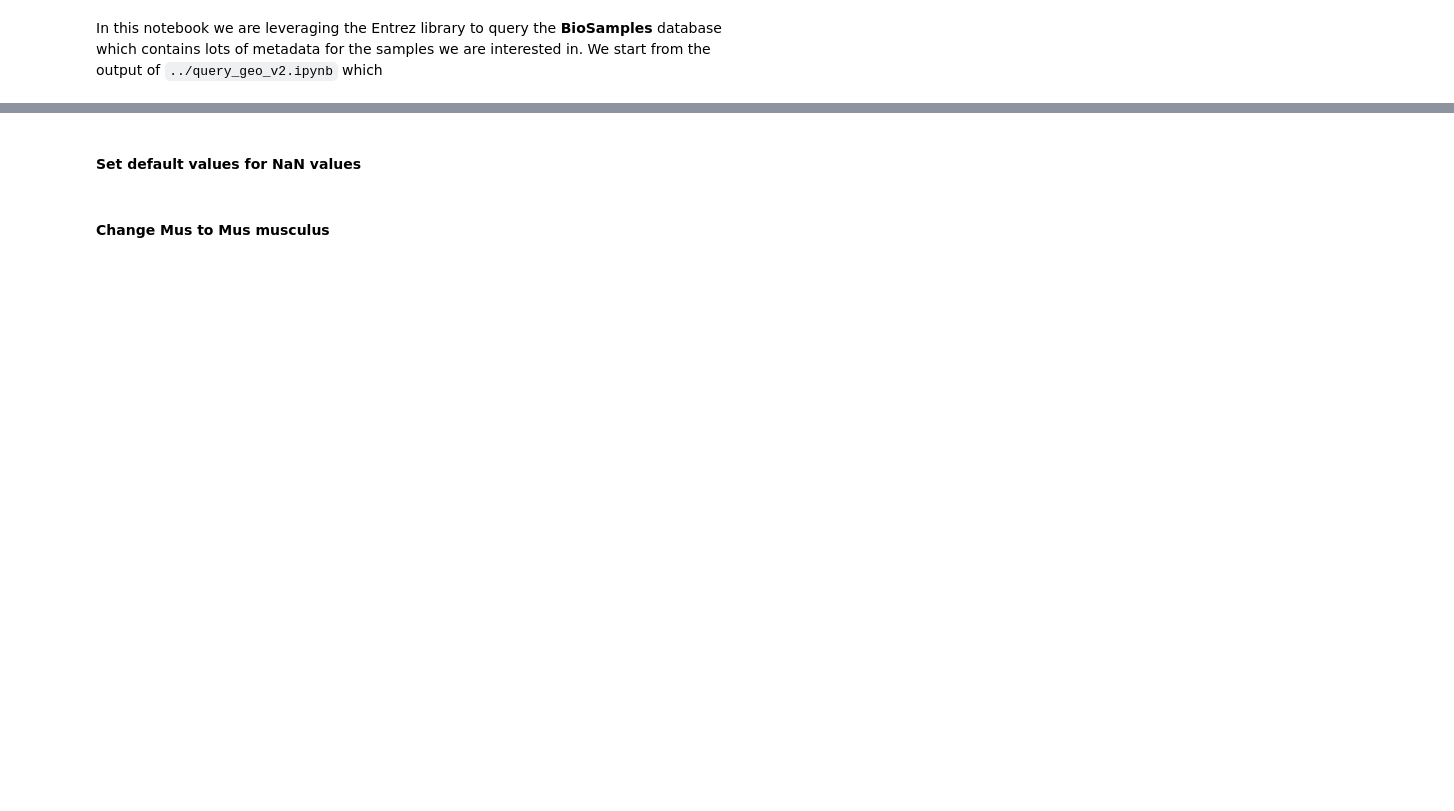
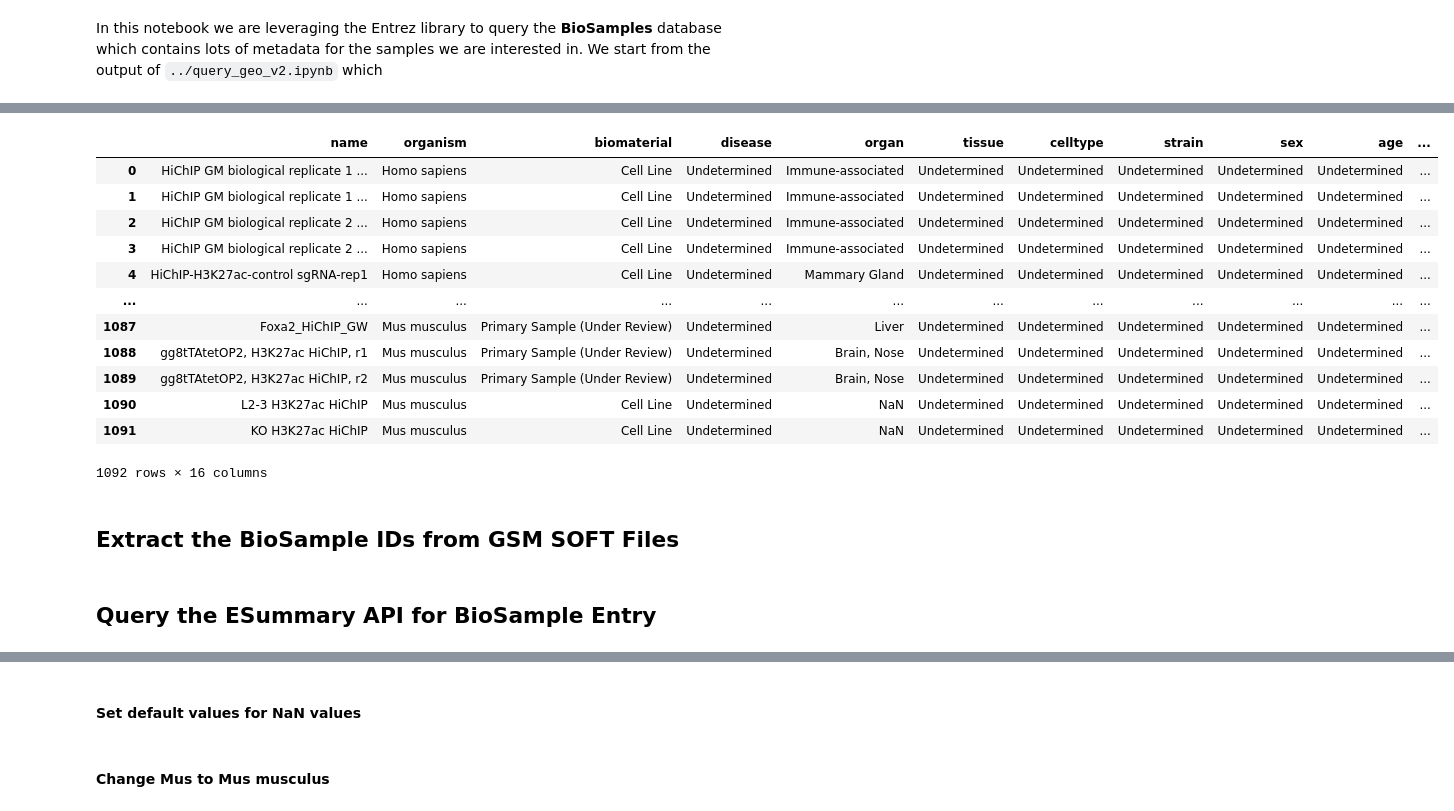
Before and after one commit to ay-lab-team/GEO-Resources, a Jupyter notebook: scripts/geo_celltypes/gsm_to_celltype_metadata.ipynb, the cells around one changed output, grey strips where cells are left out. Drawn from its saved outputs; the diff is of its cells as text; code cells hidden in the pictures; blank space fills up the shorter version.

```diff
--- a/scripts/geo_celltypes/gsm_to_celltype_metadata.ipynb
+++ b/scripts/geo_celltypes/gsm_to_celltype_metadata.ipynb
@@ -84,0 +68,5 @@ for start in range(0, len(biosample_id_list), intervals):
+# %%
+# load the gsm data
+gsm_data = {}
+for gsm_id in gsm_ids:
+        gsm_data[gsm_id] = GEOparse.get_GEO(gsm_id, destdir=gsm_dir)
@@ -84,0 +99,32 @@ for start in range(0, len(biosample_id_list), intervals):
+# %%
+def check_for_celline_in_gsm(gsm_obj, celltype_dict):
+
+    # case when None
+    if gsm_obj is None:
+        return(False)
+
+    # found mention of cell line
+    if 'characteristics_ch1' in gsm_obj.metadata:
+        for x in gsm_obj.metadata['characteristics_ch1']:
+            if 'cell line' in x.lower():
+                return(True)
+
+    # find mention within the title
+    title = ' '.join(gsm_obj.metadata['title'])
+    title = title.lower()
+    for x in celltype_dict['biomaterial']['cell line']:
+        if x in title:
+            return(True)
+
+    # find mention within the source
+    source = ' '.join(gsm_obj.metadata['source_name_ch1'])
+    source = source.lower()
+    for x in celltype_dict['biomaterial']['cell line']:
+        if x in source:
+            return(True)
+
+    return(False)
+
+# helper function to capitalize words
+def capitalize_words(s):
+    return(' '.join([w.capitalize() for w in s.split()]))
@@ -84,0 +218,23 @@ for start in range(0, len(biosample_id_list), intervals):
+# %%
+cols = ['name', 'organism', 'biomaterial', 'disease',
+        'organ', 'tissue', 'celltype', 'strain',
+        'sex', 'age', 'race', 'extdb_name', 'extdb_uuid', 'geo_id', 'sra_id', 'biosample_id']
+gsm_cell_type_df = pd.DataFrame(gsm_celltype_metadata, columns=cols)
+# %%
+gsm_cell_type_df
+# %% [output]
+|  | name | organism | biomaterial | disease | organ | tissue | celltype | strain | sex | age | ... |
+| 0 | HiChIP GM biological replicate 1 ... | Homo sapiens | Cell Line | Undetermined | Immune-associated | Undetermined | Undetermined | Undetermined | Undetermined | Undetermined | ... |
+| 1 | HiChIP GM biological replicate 1 ... | Homo sapiens | Cell Line | Undetermined | Immune-associated | Undetermined | Undetermined | Undetermined | Undetermined | Undetermined | ... |
+| 2 | HiChIP GM biological replicate 2 ... | Homo sapiens | Cell Line | Undetermined | Immune-associated | Undetermined | Undetermined | Undetermined | Undetermined | Undetermined | ... |
+| 3 | HiChIP GM biological replicate 2 ... | Homo sapiens | Cell Line | Undetermined | Immune-associated | Undetermined | Undetermined | Undetermined | Undetermined | Undetermined | ... |
+| 4 | HiChIP-H3K27ac-control sgRNA-rep1 | Homo sapiens | Cell Line | Undetermined | Mammary Gland | Undetermined | Undetermined | Undetermined | Undetermined | Undetermined | ... |
+| ... | ... | ... | ... | ... | ... | ... | ... | ... | ... | ... | ... |
+| 1087 | Foxa2_HiChIP_GW | Mus musculus | Primary Sample (Under Review) | Undetermined | Liver | Undetermined | Undetermined | Undetermined | Undetermined | Undetermined | ... |
+| 1088 | gg8tTAtetOP2, H3K27ac HiChIP, r1 | Mus musculus | Primary Sample (Under Review) | Undetermined | Brain, Nose | Undetermined | Undetermined | Undetermined | Undetermined | Undetermined | ... |
+| 1089 | gg8tTAtetOP2, H3K27ac HiChIP, r2 | Mus musculus | Primary Sample (Under Review) | Undetermined | Brain, Nose | Undetermined | Undetermined | Undetermined | Undetermined | Undetermined | ... |
+| 1090 | L2-3 H3K27ac HiChIP | Mus musculus | Cell Line | Undetermined | NaN | Undetermined | Undetermined | Undetermined | Undetermined | Undetermined | ... |
+| 1091 | KO H3K27ac HiChIP | Mus musculus | Cell Line | Undetermined | NaN | Undetermined | Undetermined | Undetermined | Undetermined | Undetermined | ... |
+1092 rows × 16 columns
+# %% [markdown]
+## Extract the BioSample IDs from GSM SOFT Files
@@ -84,0 +254,2 @@ for start in range(0, len(biosample_id_list), intervals):
+# %% [markdown]
+## Query the ESummary API for BioSample Entry
```
Also changed, not shown: parts of 36 cells of this notebook, 1 other file.
